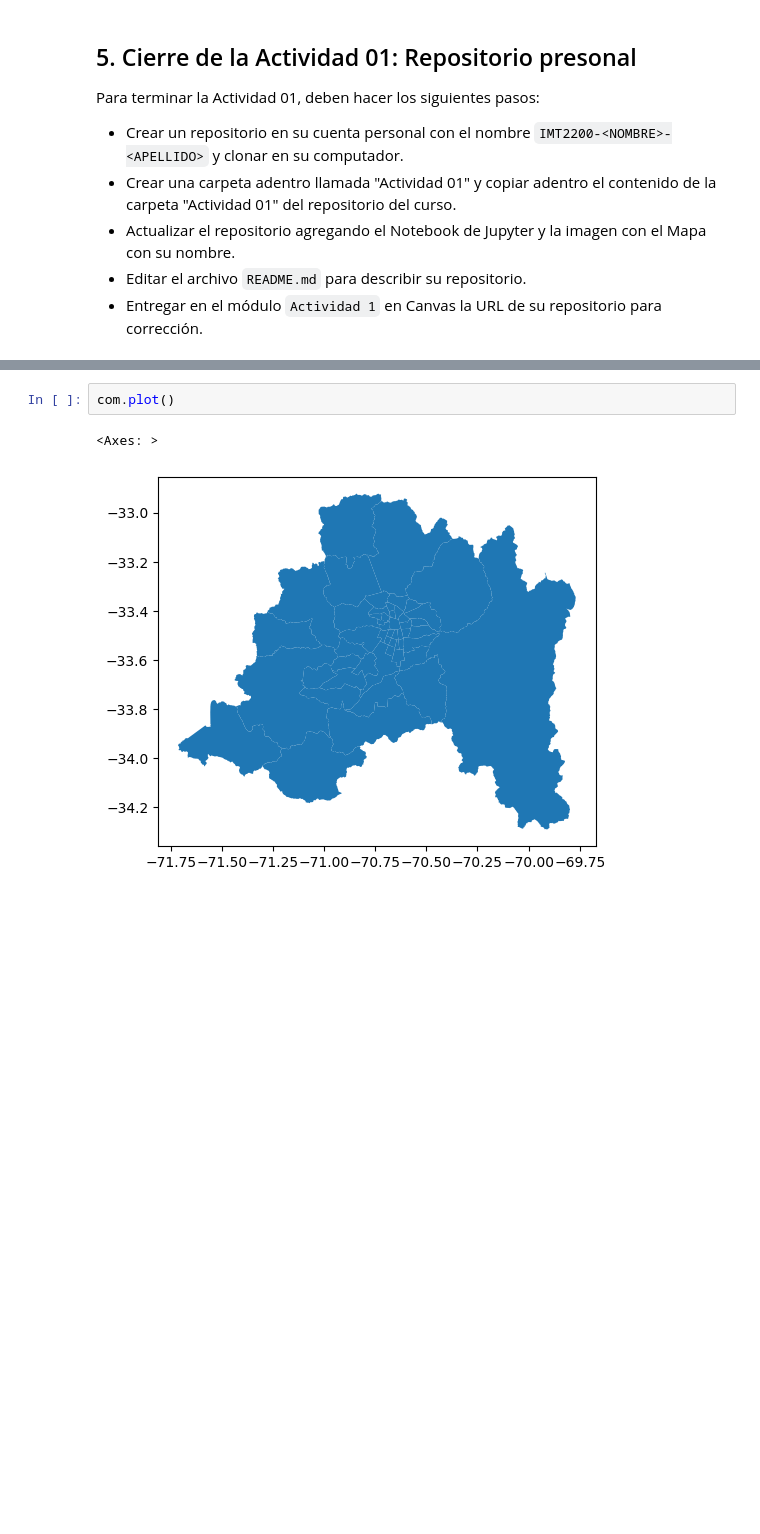
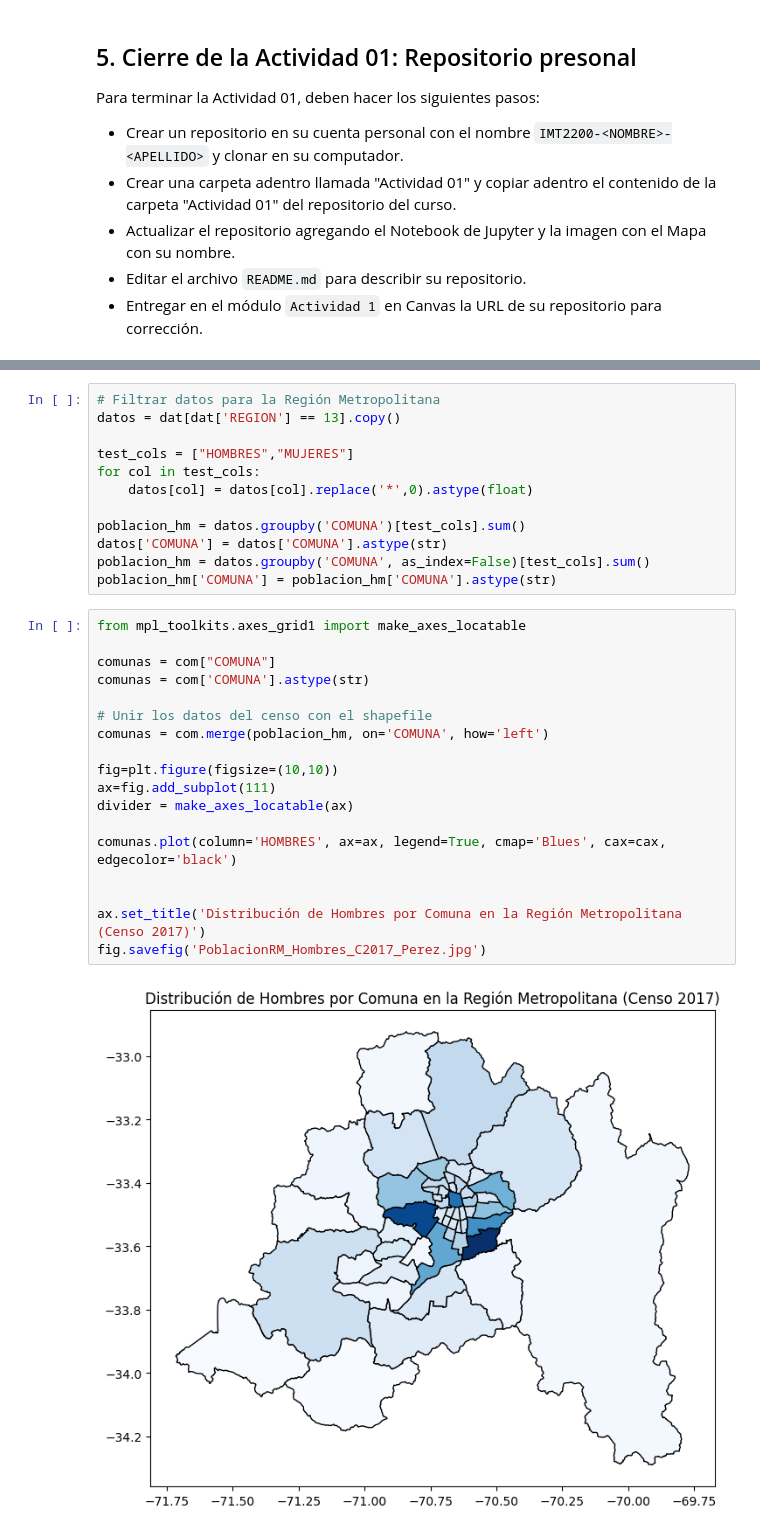
Before and after one commit to AgustinPMM/IMT2200-AGUSTIN-PEREZ, a Jupyter notebook: Actividad 01/IMT2200 - Actividad 01.ipynb, the cells around one changed output, grey strips where cells are left out. Drawn from its saved outputs; the diff is of its cells as text; blank space fills up the shorter version.

```diff
--- a/Actividad 01/IMT2200 - Actividad 01.ipynb
+++ b/Actividad 01/IMT2200 - Actividad 01.ipynb
@@ -190,5 +190,32 @@ Gran parte de esto fue posible gracias a leer la documentacion de las librerias
-# %%
-com.plot()
-# %% [output]
-<Axes: >
-[figure, removed]
+# %%
+# Filtrar datos para la Región Metropolitana
+datos = dat[dat['REGION'] == 13].copy()
+
+test_cols = ["HOMBRES","MUJERES"]
+for col in test_cols:
+    datos[col] = datos[col].replace('*',0).astype(float)
+
+poblacion_hm = datos.groupby('COMUNA')[test_cols].sum()
+datos['COMUNA'] = datos['COMUNA'].astype(str)
+poblacion_hm = datos.groupby('COMUNA', as_index=False)[test_cols].sum()
+poblacion_hm['COMUNA'] = poblacion_hm['COMUNA'].astype(str)
+# %%
+from mpl_toolkits.axes_grid1 import make_axes_locatable
+
+comunas = com["COMUNA"]
+comunas = com['COMUNA'].astype(str)
+
+# Unir los datos del censo con el shapefile
+comunas = com.merge(poblacion_hm, on='COMUNA', how='left')
+
+fig=plt.figure(figsize=(10,10))
+ax=fig.add_subplot(111)
+divider = make_axes_locatable(ax)
+
+comunas.plot(column='HOMBRES', ax=ax, legend=True, cmap='Blues', cax=cax, edgecolor='black')
+
+
+ax.set_title('Distribución de Hombres por Comuna en la Región Metropolitana (Censo 2017)')
+fig.savefig('PoblacionRM_Hombres_C2017_Perez.jpg')
+# %% [output]
+[figure, added]
```
Also changed, not shown: parts of 3 cells of this notebook, 3 other files.
